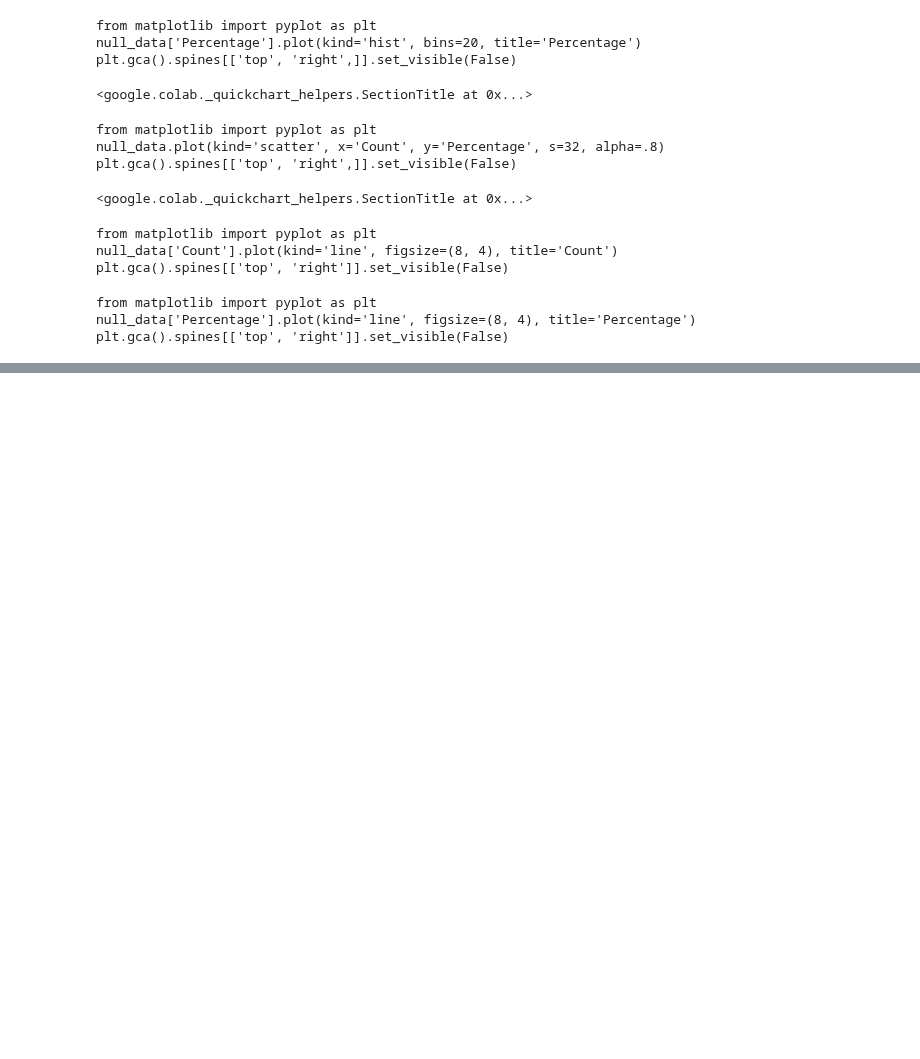
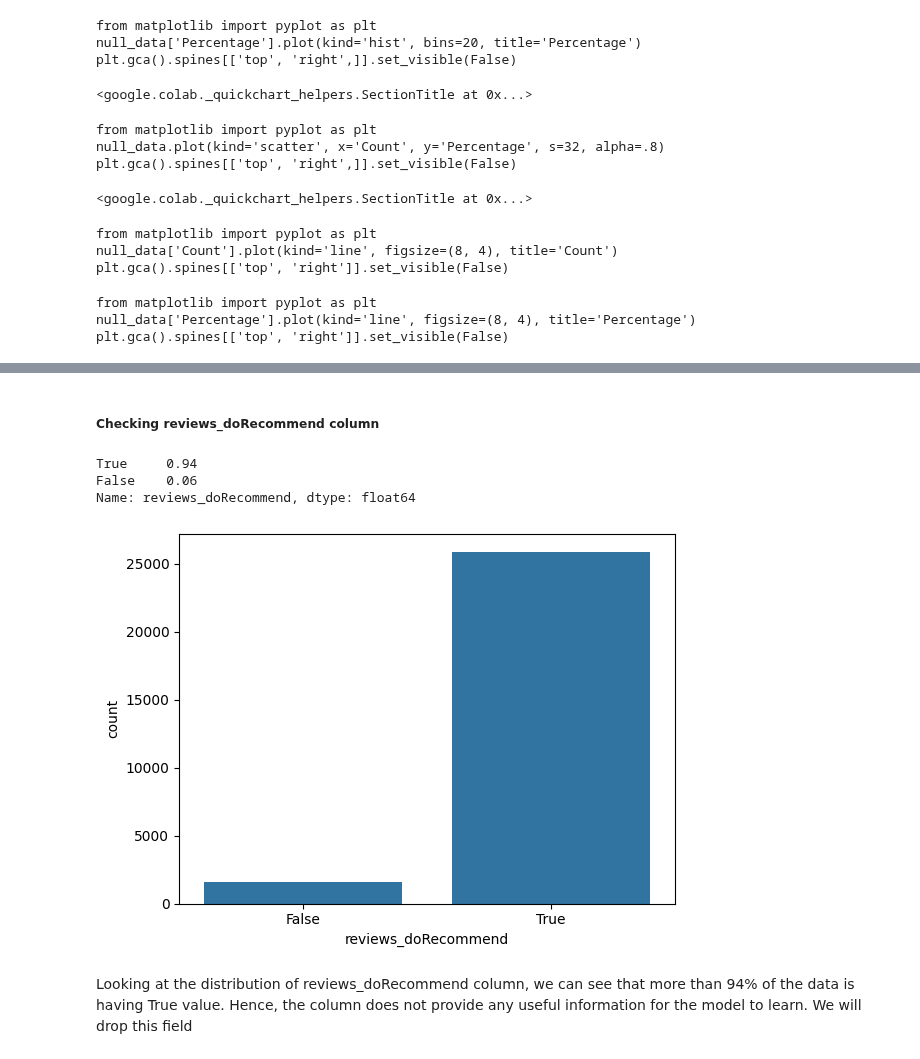
Before and after one commit to bharathsanjai/sentiment-based-product-recommendation-system, a Jupyter notebook: Recommendation_System_Notebook.ipynb, the cells around one changed output, grey strips where cells are left out. Drawn from its saved outputs; the diff is of its cells as text; code cells hidden in the pictures; blank space fills up the shorter version.

```diff
--- a/Recommendation_System_Notebook.ipynb
+++ b/Recommendation_System_Notebook.ipynb
@@ -190,0 +200,4 @@ plt.gca().spines[['top', 'right']].set_visible(False)
+# %%
+df_clean = df.copy()
+# %%
+df_clean.drop(columns=['reviews_userProvince','reviews_userCity','reviews_didPurchase'], inplace=True)
@@ -190,0 +222,15 @@ plt.gca().spines[['top', 'right']].set_visible(False)
+# %% [markdown]
+##### Checking reviews_doRecommend column
+# %%
+df_clean.reviews_doRecommend.value_counts(normalize=True)
+# %% [output]
+True     0.94
+False    0.06
+Name: reviews_doRecommend, dtype: float64
+# %%
+sns.countplot(x = 'reviews_doRecommend', data = df_clean)
+plt.show()
+# %% [output]
+[figure, added]
+# %% [markdown]
+Looking at the distribution of reviews_doRecommend column, we can see that more than 94% of the data is having True value. Hence, the column does not provide any useful information for the model to learn. We will drop this field
```
Also changed, not shown: parts of 27 cells of this notebook.
